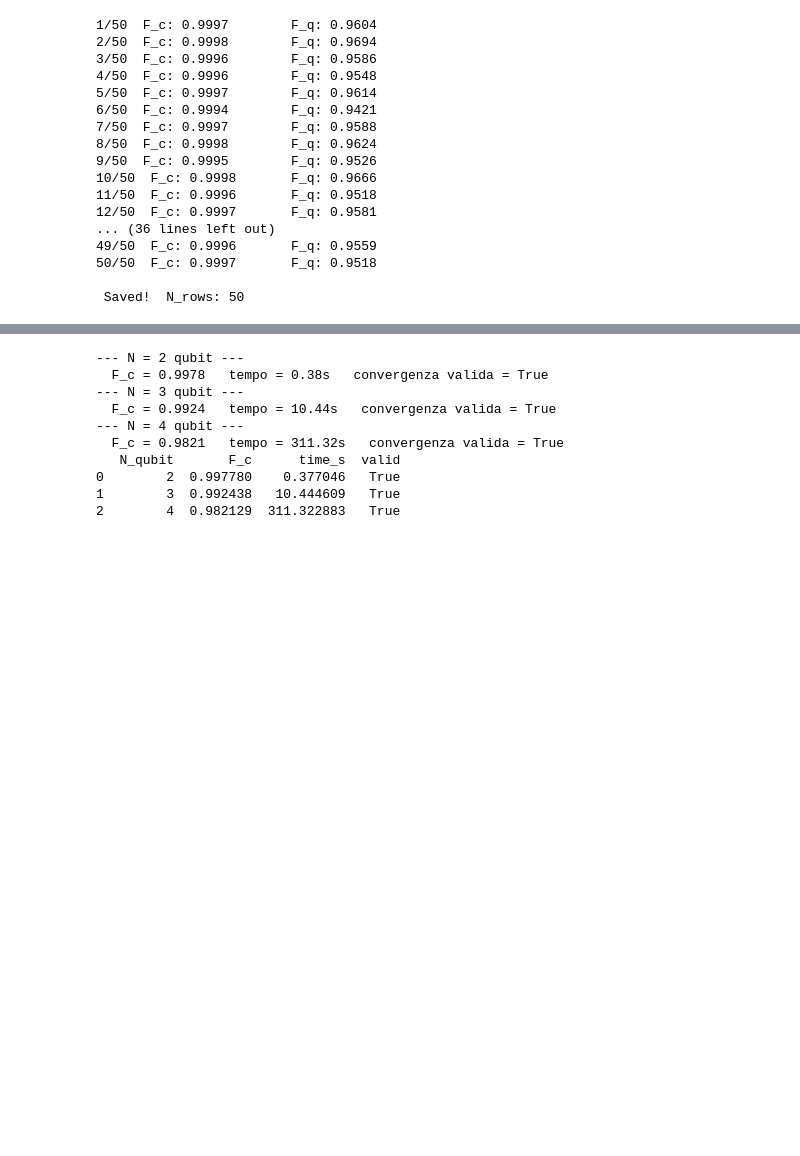
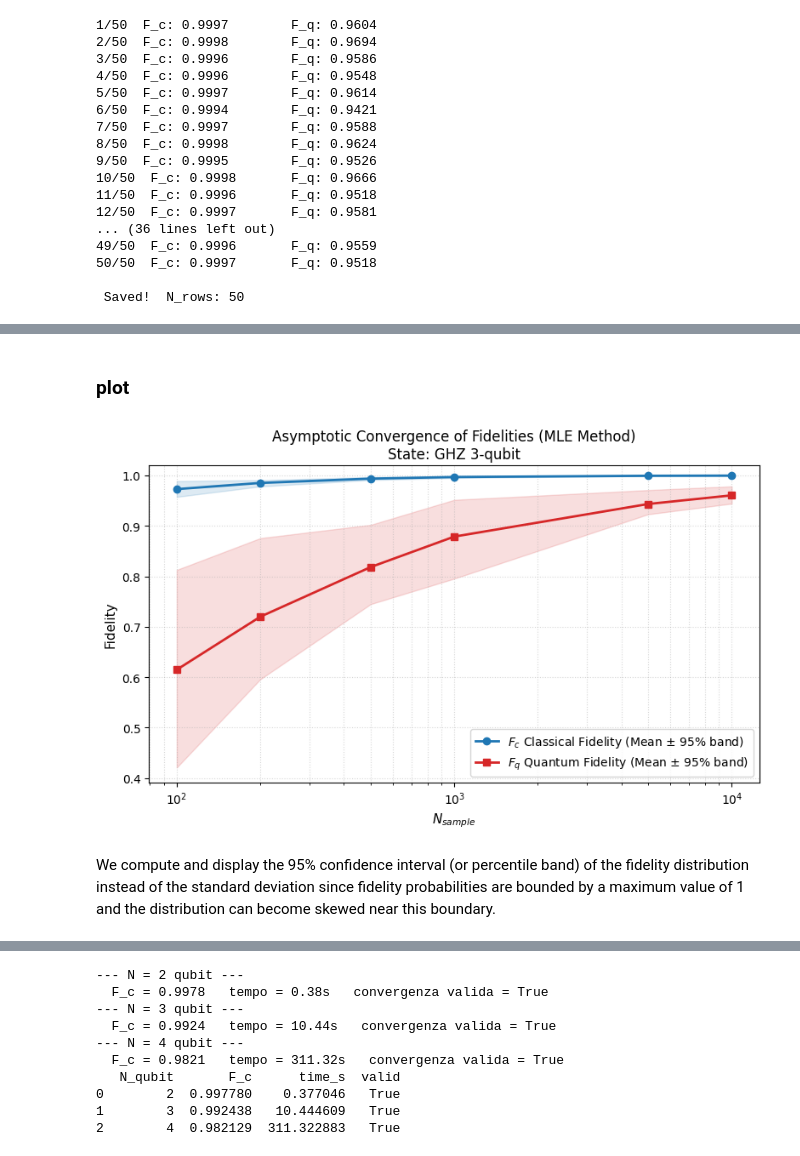
Before and after one commit to srazzetti/statistical-qst-vae, a Jupyter notebook: notebook/2_MLE-analysis.ipynb, the cells around one changed output, grey strips where cells are left out. Saved outputs shown, nothing was run; the diff lists cells and outputs as text; code cells hidden in the pictures; blank space fills up the shorter version.

```diff
--- a/notebook/2_MLE-analysis.ipynb
+++ b/notebook/2_MLE-analysis.ipynb
@@ -155 +115,59 @@ plt.show()
+# %% [markdown]
+### plot
+# %%
+# --- load data ---
+paths = sorted(glob.glob("MLE_analysis/MLE_results_run_N*_B50_ghz.csv"))        # look for all csv files
+df_cmp = pd.concat([pd.read_csv(p) for p in paths], ignore_index=True)
+df_cmp = df_cmp.rename(columns={'N': 'N_sample'})
+
+# isolate only the MLE method (the only one containing both F_c and F_q) --> at this stage is the only one present
+df_mle = df_cmp[df_cmp.method == 'MLE']
+
+# --- plot ---
+fig, ax = plt.subplots(figsize=(8, 5))
+
+# extract F_c and F_q statistics
+g_fc = df_mle.groupby('N_sample')['F_c']
+g_fq = df_mle.groupby('N_sample')['F_q']
+
+# x-axis coordinates
+n_values = sorted(df_mle.N_sample.unique())
+
+# classical fidelity Fc
+ax.fill_between(n_values,
+                g_fc.quantile(0.025).values,
+                g_fc.quantile(0.975).values,
+                color='C0', alpha=0.15)
+
+ax.plot(n_values, g_fc.mean().values, 'o-', color='C0', linewidth=2,
+        label=r'$F_c$ Classical Fidelity (Mean $\pm$ 95% band)')
+
+# quantum fidelity Fq
+ax.fill_between(n_values,
+                g_fq.quantile(0.025).values,
+                g_fq.quantile(0.975).values,
+                color='C3', alpha=0.15)
+
+ax.plot(n_values, g_fq.mean().values, 's-', color='C3', linewidth=2,
+        label=r'$F_q$ Quantum Fidelity (Mean $\pm$ 95% band)')
+
+# --- plot settings ---
+ax.set_xscale('log')
+ax.set_ylim(None, 1.02)
+ax.set_xlabel(r"$N_{sample}$", fontsize=11)
+ax.set_ylabel("Fidelity", fontsize=11)
+
+ax.grid(True, which='both', ls=':', alpha=0.5)
+ax.legend(loc='lower right')
+
+# --- title ---
+ax.set_title("Asymptotic Convergence of Fidelities (MLE Method)\nState: GHZ 3-qubit")
+
+
+fig.tight_layout()
+plt.show()
+# %% [output]
+[figure, added]
+# %% [markdown]
+We compute and display the 95% confidence interval (or percentile band) of the fidelity distribution instead of the standard deviation since fidelity probabilities are bounded by a maximum value of 1 and the distribution can become skewed near this boundary.
 # %% [markdown]
```
Also changed, not shown: parts of 23 cells of this notebook.
